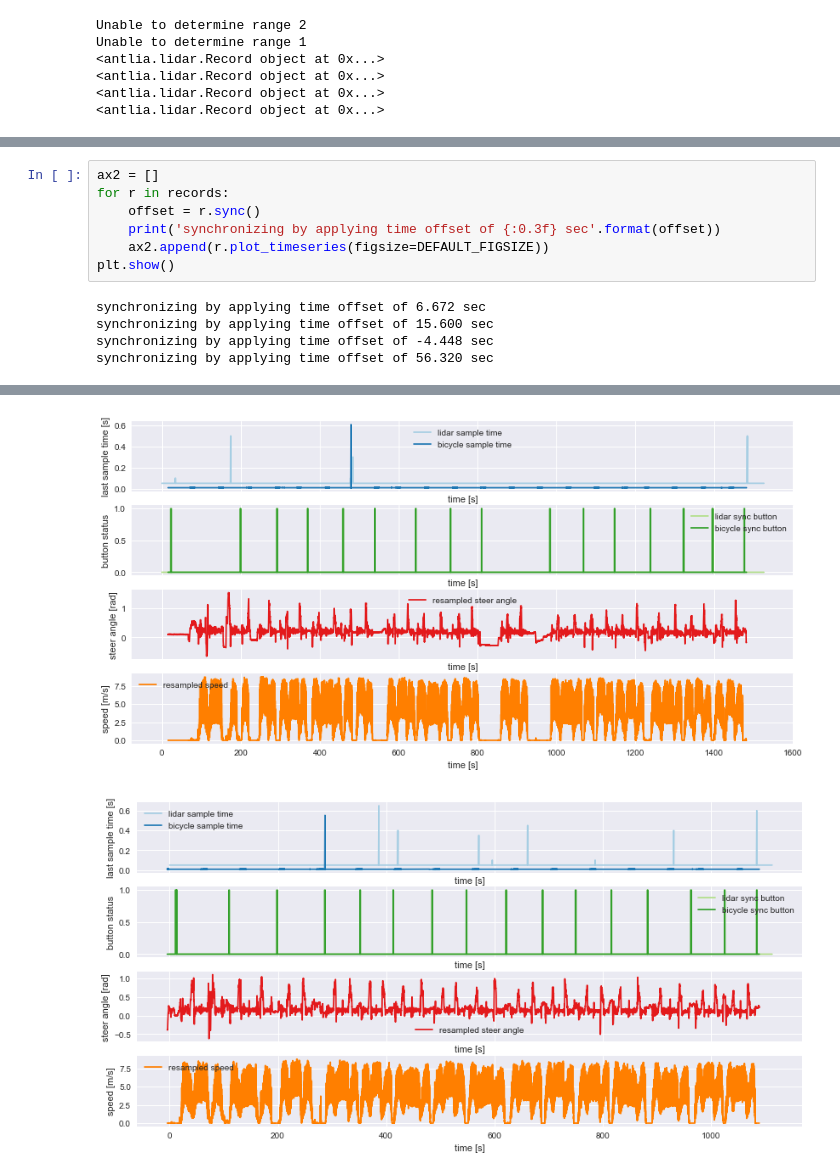
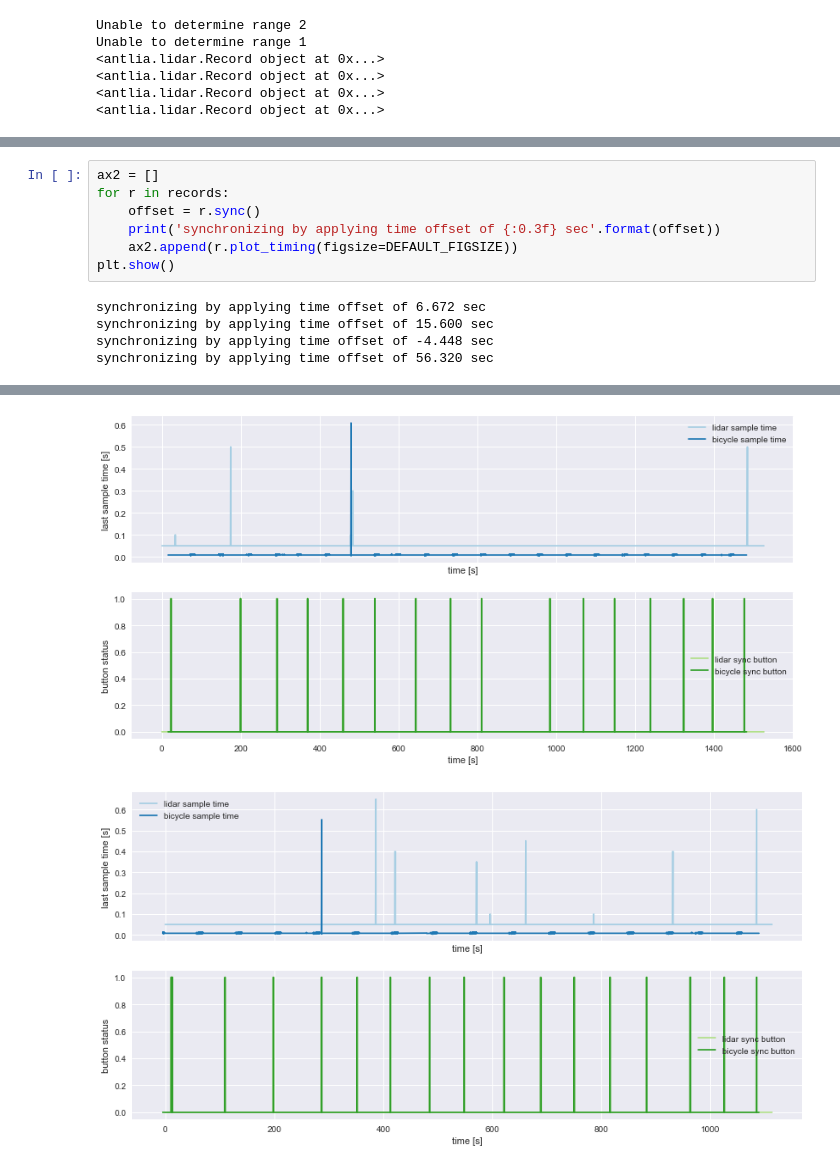
Before and after one commit to oliverlee/antlia, a Jupyter notebook: python/notebooks/sync_time_error.ipynb, the cells around one changed output, grey strips where cells are left out. Drawn from its saved outputs; the diff is of its cells as text.

```diff
--- a/python/notebooks/sync_time_error.ipynb
+++ b/python/notebooks/sync_time_error.ipynb
@@ -50,7 +50,7 @@ ax2 = []
 for r in records:
     offset = r.sync()
     print('synchronizing by applying time offset of {:0.3f} sec'.format(offset))
-    ax2.append(r.plot_timeseries(figsize=DEFAULT_FIGSIZE))
+    ax2.append(r.plot_timing(figsize=DEFAULT_FIGSIZE))
 plt.show()
 # %% [output]
 synchronizing by applying time offset of 6.672 sec
@@ -61,2 +61,2 @@ synchronizing by applying time offset of 56.320 sec
-[figure, old version]
+[figure, new version]
-[figure, old version]
+[figure, new version]
```
Also changed, not shown: parts of 3 cells of this notebook, 1 other file.
